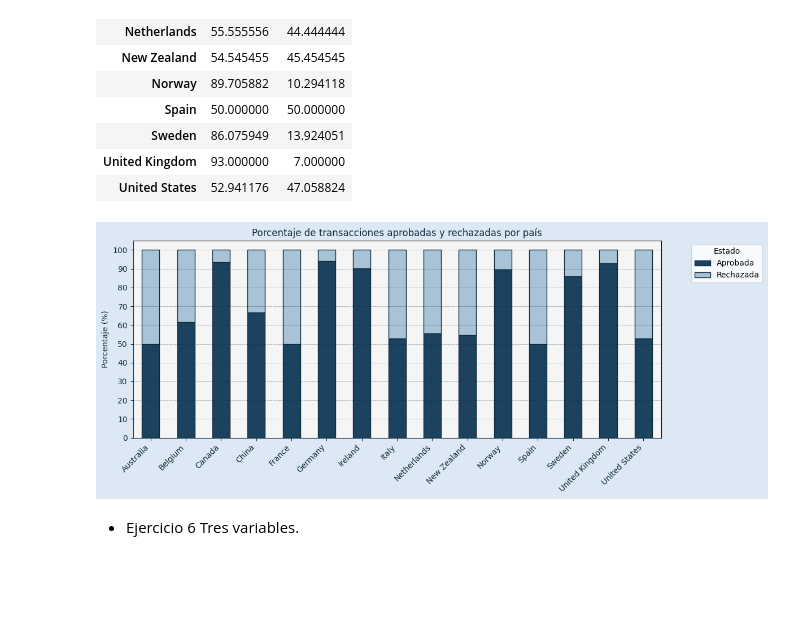
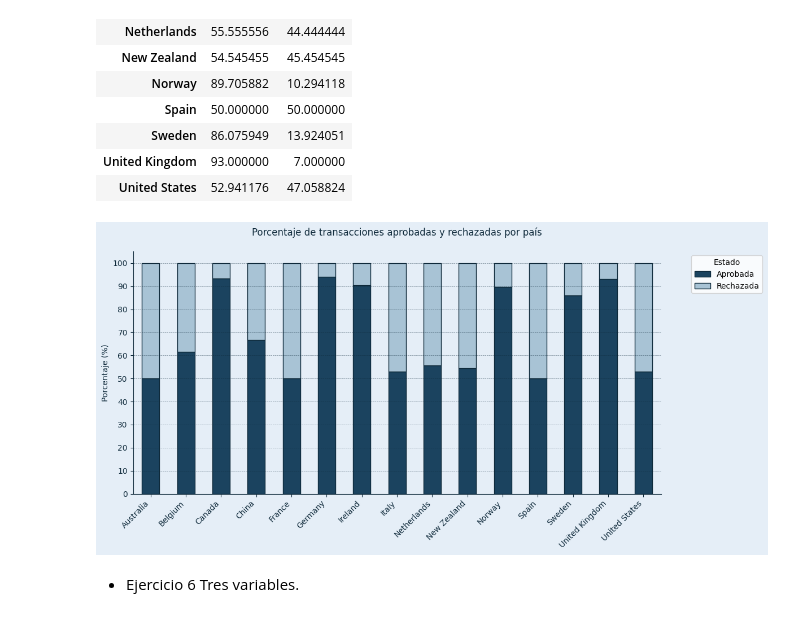
Before and after one commit to ingridtp/itacademy, a Jupyter notebook: Sprint 8/Sprint8.ipynb, the cells around one changed output. Saved outputs shown, nothing was run; the diff lists cells and outputs as text; code cells hidden in the pictures; blank space fills up the shorter version.

```diff
--- a/Sprint 8/Sprint8.ipynb
+++ b/Sprint 8/Sprint8.ipynb
@@ -185,8 +185,7 @@ Estilo general
 color_columna = "#1b435f"
 color_columna_contraste = "#a8c3d5"
 color_borde = "#0f2a3b"
-color_fondo_grafico = "#f5f5f5"
-color_fondo_general = "#dce9f5"
+color_fondo= "#e5eef7"
 
 def aplicar_estilo(
     ax,
@@ -204,15 +203,17 @@ def aplicar_estilo(
     leyenda_title=None,
    ):
     if fig:
-        fig.patch.set_facecolor(color_fondo_general)
-    ax.set_facecolor(color_fondo_grafico)
+        fig.patch.set_facecolor(color_fondo)
+    ax.set_facecolor(color_fondo)
 
     # Títulos y etiquetas
-    ax.set_title(titulo, color=color_borde)
+    ax.set_title(titulo,pad=20, color=color_borde)
     ax.set_xlabel(xlabel, color=color_borde)
     ax.set_ylabel(ylabel, color=color_borde)
 
     # Bordes y ticks
+    ax.spines['top'].set_visible(False)
+    ax.spines['right'].set_visible(False)
     ax.spines['bottom'].set_color(color_borde)
     ax.spines['left'].set_color(color_borde)
     ax.tick_params(axis='x', colors=color_borde)
@@ -236,7 +237,7 @@ def aplicar_estilo(
         ax.yaxis.set_major_locator(MultipleLocator(intervalo_y))
 
     # Leyenda
-    if mostrar_leyenda and ax.get_legend():
+    if leyenda_title and ax.get_legend():
         ax.legend(title=leyenda_title, bbox_to_anchor=(1.05, 1), loc='upper left')
     elif ax.get_legend():
         ax.get_legend().remove()
@@ -469,35 +462,32 @@ df_tran_x_pais_pct
 | United States | 52.941176 | 47.058824 |
 # %%
 # Crear figura y ejes
-fig, ax = plt.subplots(figsize=(12, 5))
+fig, ax = plt.subplots(figsize=(12, 6))
 
 # Graficar
 df_tran_x_pais_pct.plot(
     kind='bar',
     stacked=True,
     color=[color_columna, color_columna_contraste],
     edgecolor=color_borde,
     ax=ax
 )
 
 # Estilo
 aplicar_estilo(
     ax=ax,
     fig=fig,
     titulo="Porcentaje de transacciones aprobadas y rechazadas por país",
     xlabel="",
     ylabel="Porcentaje (%)",
     xtick_labels=df_tran_x_pais_pct.index,
     xtick_rotation=45,
     grid_y=True,
     intervalo_y=10,
-    mostrar_leyenda=True,
     leyenda_title="Estado",
 )
-
-plt.show()
 # %% [output]
-[figure, old version]
+[figure, new version]
 # %% [markdown]
 - Ejercicio 6
 Tres variables.
```
Also changed, not shown: parts of 5 cells of this notebook.
